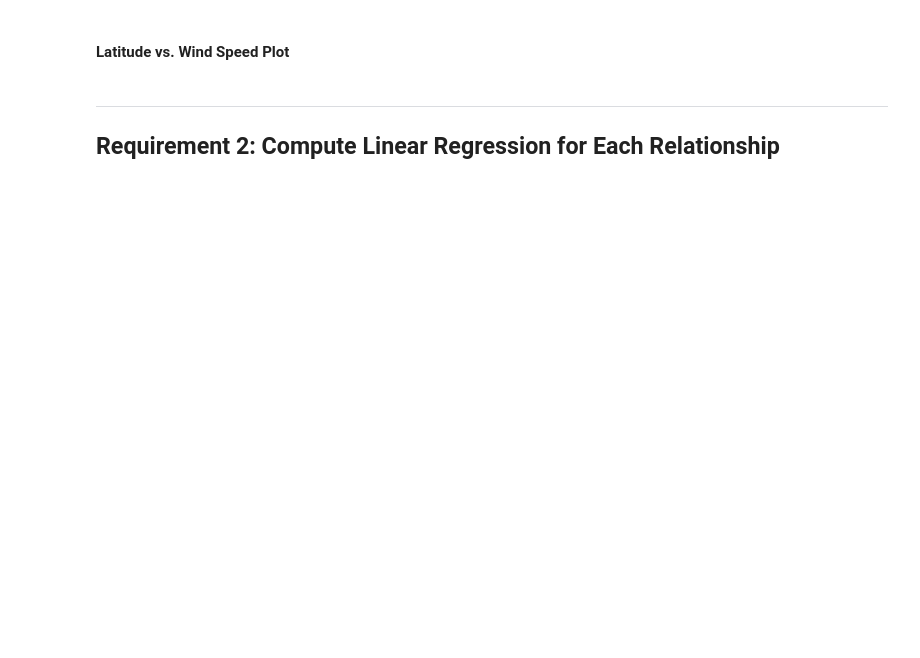
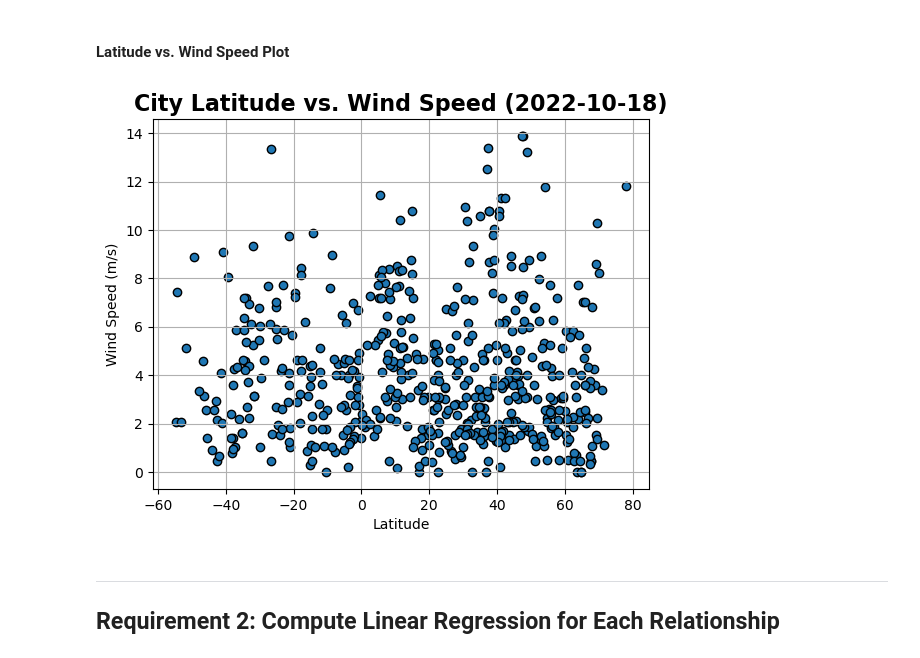
Before and after one commit to 31573/python-api-challenge, a Jupyter notebook: WeatherPy.ipynb, the cells around one changed output. Saved outputs shown, nothing was run; the diff lists cells and outputs as text; code cells hidden in the pictures; blank space fills up the shorter version.

```diff
--- a/WeatherPy.ipynb
+++ b/WeatherPy.ipynb
@@ -281,20 +267,22 @@ plt.show()
 #### Latitude vs. Wind Speed Plot
 # %%
 # Build the scatter plots for latitude vs. wind speed
-plt.scatter(city_weather["Lat"], city_weather["Wind Speed"], marker = "o", edgecolors="black")
+plt.scatter(city_weather_df["Lat"], city_weather_df["Wind Speed"], marker = "o", edgecolors="black")
 
 
 # Incorporate the other graph properties
 plt.xlabel ("Latitude")
 plt.ylabel("Wind Speed (m/s)")
 plt.title("City Latitude vs. Wind Speed (2022-10-18)", fontsize =16, fontweight = "bold")
-ple.grid()
+plt.grid()
 
 # Save the figure
-plt.savefig("output_data/Fig4.png")
+plt.savefig("../output_data/Fig4.png")
 
 # Show plot
 plt.show()
+# %% [output]
+[figure, added]
 # %% [markdown]
 ---
 
```
Also changed, not shown: parts of 33 cells of this notebook.
